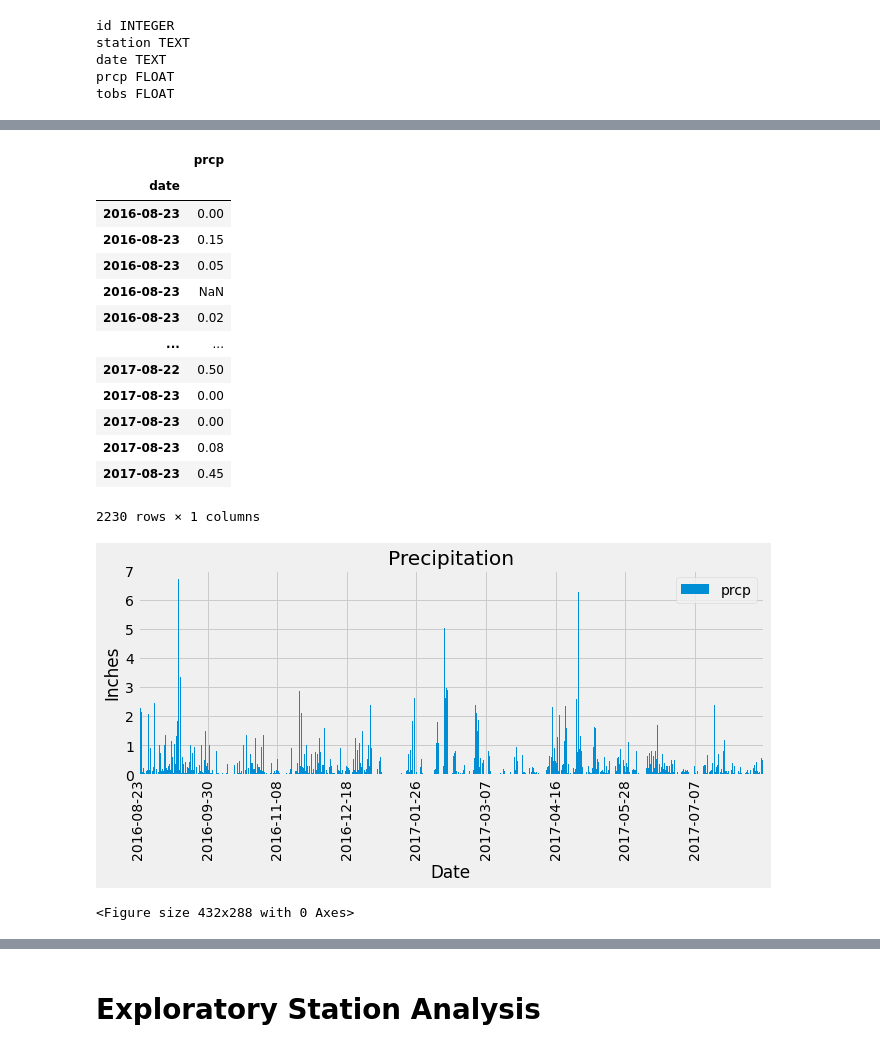
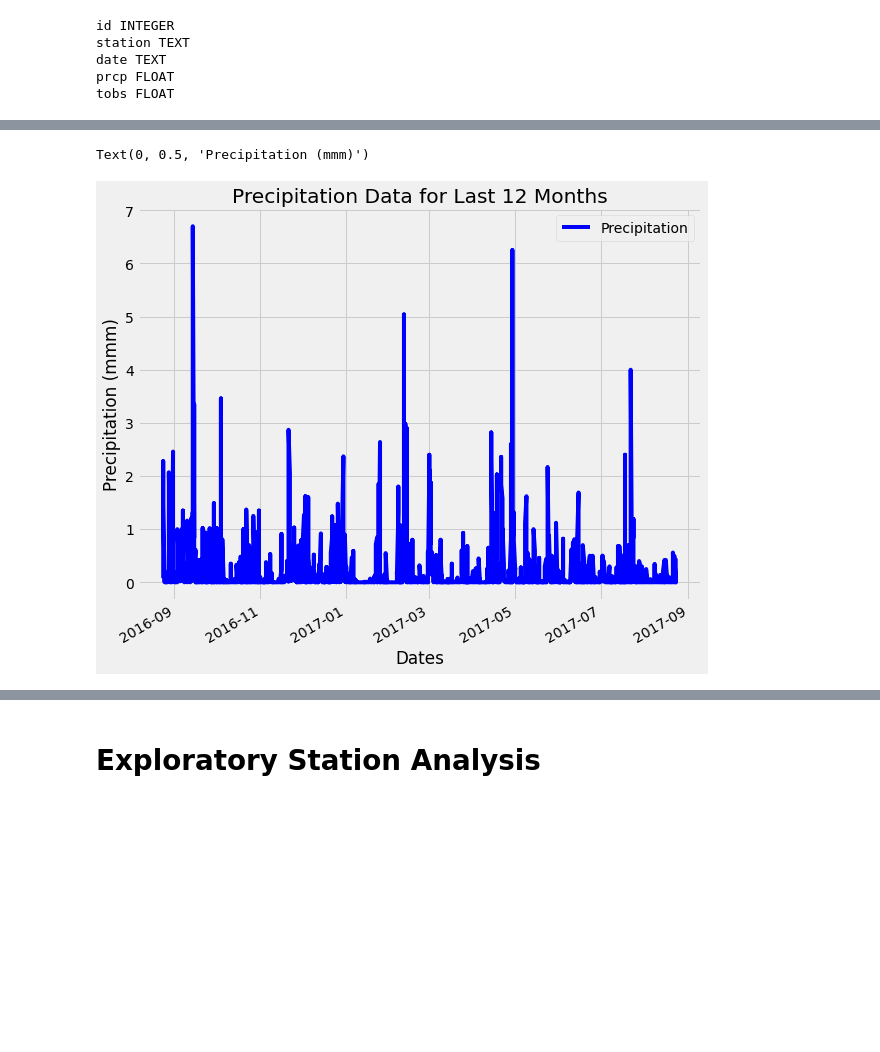
Before and after one commit to cmbutler83/sqlalchemy-challenge, a Jupyter notebook: Instructions/climate_starter.ipynb, the cells around one changed output, grey strips where cells are left out. Drawn from its saved outputs; the diff is of its cells as text; code cells hidden in the pictures; blank space fills up the shorter version.

```diff
--- a/Instructions/climate_starter.ipynb
+++ b/Instructions/climate_starter.ipynb
@@ -158,28 +84,0 @@ year_df
-# %%
-# Perform a query to retrieve the data and precipitation scores
-year_data2 = session.query(Measurement.date, Measurement.prcp).filter(Measurement.date >= '2016-08-23').order_by(Measurement.date).all()
-year_data2
-# Save the query results as a Pandas DataFrame and set the index to the date column
-year_df2 = pd.DataFrame(year_data2)
-year_df2.set_index('date',inplace=True)
-
-year_df2.sort_index
-year_df2
-
-
-# Sort the dataframe by date
-# %% [output]
-|  | prcp |
-| date |  |
-| 2016-08-23 | 0.00 |
-| 2016-08-23 | 0.15 |
-| 2016-08-23 | 0.05 |
-| 2016-08-23 | NaN |
-| 2016-08-23 | 0.02 |
-| ... | ... |
-| 2017-08-22 | 0.50 |
-| 2017-08-23 | 0.00 |
-| 2017-08-23 | 0.00 |
-| 2017-08-23 | 0.08 |
-| 2017-08-23 | 0.45 |
-2230 rows × 1 columns
@@ -189,15 +85,10 @@ tick_locations = [value for value in x_axis]
-# %%
-chart = year_df2.plot(kind="bar", figsize=(10,3.5),width=3, label='precipitation')
-plt.title("Precipitation")
-plt.locator_params(axis='x', nbins=9)
-plt.xlabel("Date")
-plt.ylabel("Inches")
-plt.xticks(rotation="vertical")
-chart.legend()
-plt.ylim(0,7)
-plt.show()
-plt.tight_layout()
-# %% [output]
-[figure, removed]
-<Figure size 432x288 with 0 Axes>
+# %%
+# Use Pandas Plotting with Matplotlib to plot the data
+precip_scores_df.plot(color='blue',figsize=(9, 8))
+plt.title("Precipitation Data for Last 12 Months")
+plt.xlabel("Dates")
+plt.ylabel("Precipitation (mmm)" )
+# %% [output]
+Text(0, 0.5, 'Precipitation (mmm)')
+[figure, added]
 # %%
```
Also changed, not shown: parts of 22 cells of this notebook.
